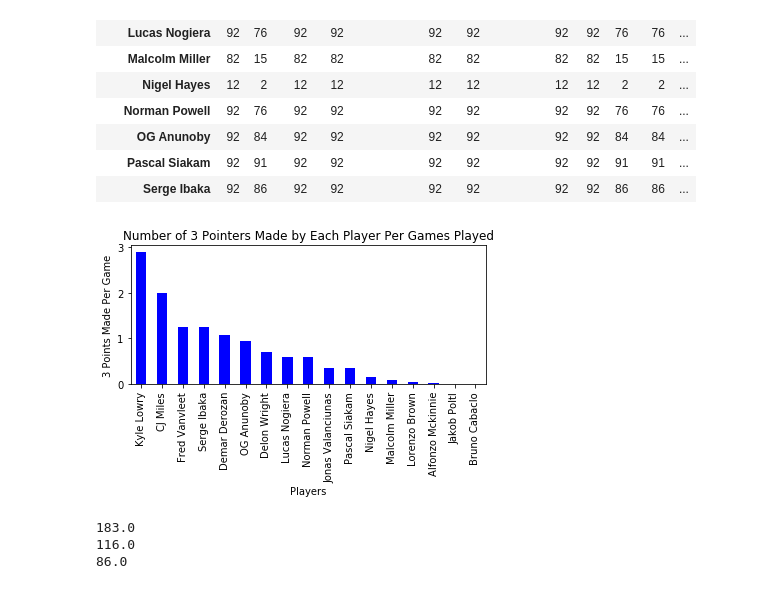
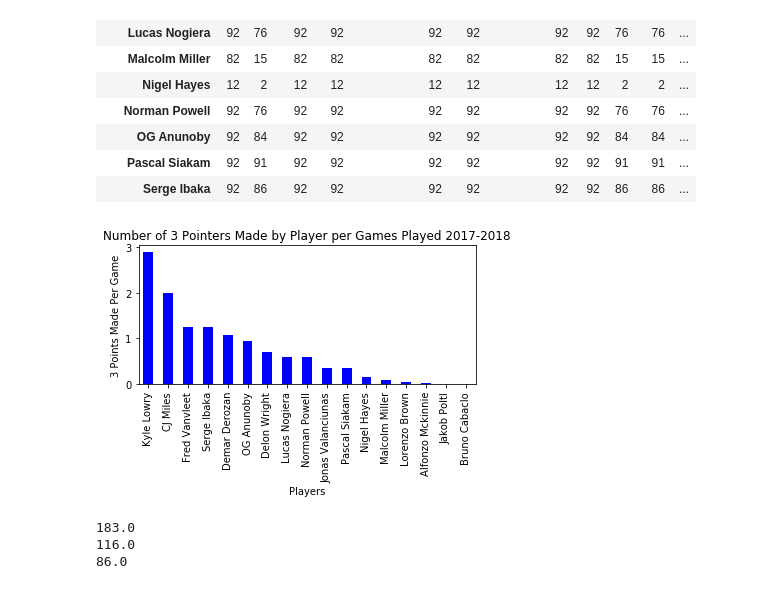
Before and after one commit to jferna73/project-one-, a Jupyter notebook: 2017-2018 DataFrame.ipynb, the cells around one changed output. Saved outputs shown, nothing was run; the diff lists cells and outputs as text; code cells hidden in the pictures.

```diff
--- a/Data- Daniel/2017-2018 DataFrame.ipynb
+++ b/2017-2018 DataFrame.ipynb
@@ -841,19 +802,19 @@ players_name_group.count()
 # %%
 # Finding the number of 3 pointers made by each players per games played
 threes_per_player_df = pd.DataFrame({"3 Points Made": players_name_group.sum()['3P'],
                                      "3 Points Attempted": players_name_group.sum()['3PA'],
                                  "Number of Games Played": players_name_group.count()['Rk']})
 threes_per_player_df['3 Points Made Per Game'] = threes_per_player_df['3 Points Made'] / threes_per_player_df['Number of Games Played']
 
 threes_per_players_sorted = threes_per_player_df.sort_values('3 Points Made Per Game', ascending = False)
 threes_per_players_sorted['3 Points Made Per Game'].plot.bar(color='blue')
 plt.xlabel("Players")
 plt.ylabel("3 Points Made Per Game")
-plt.title("Number of 3 Pointers Made by Each Player Per Games Played")
+plt.title("Number of 3 Pointers Made by Player per Games Played 2017-2018")
 plt.tight_layout()
 plt.savefig('Number 3 Pointers Made by Each Player Per Games Played.png')
 # %% [output]
-[figure, old version]
+[figure, new version]
 # %%
 # Print out the samples we want to look for. These players were either not on the Raptors roster in the 2016-2017 season
 # or was only on the roster for part of the season
```
Also changed, not shown: parts of 27 cells of this notebook, 54 other files.
